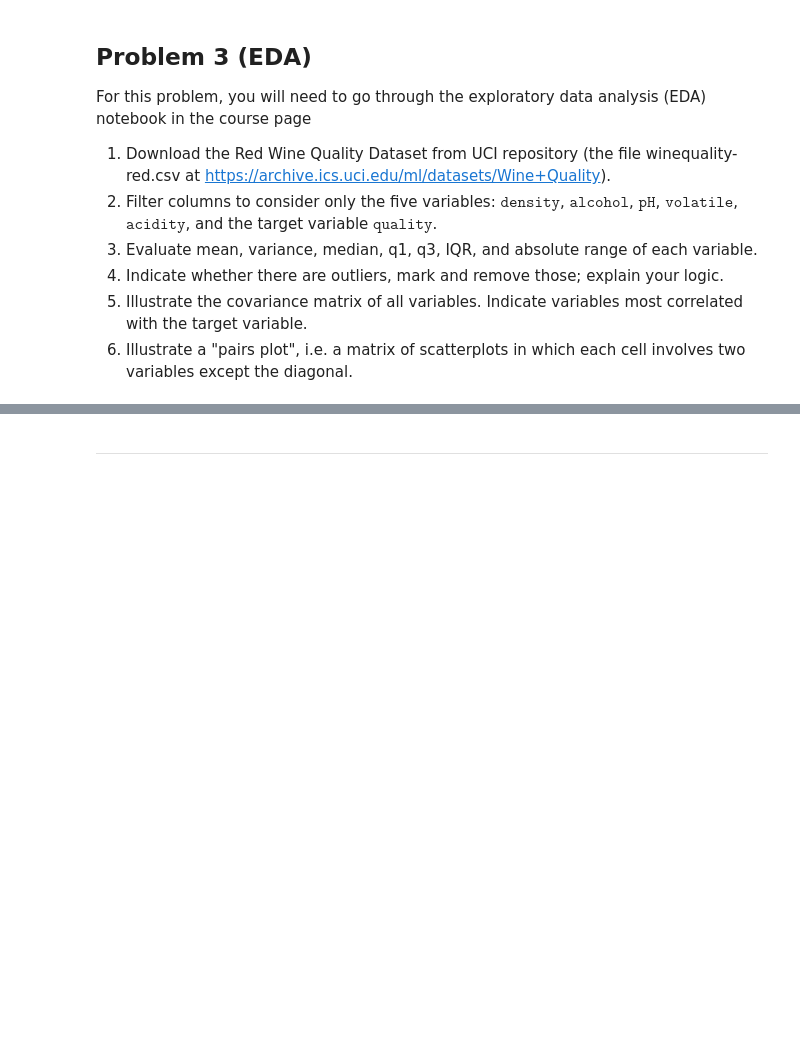
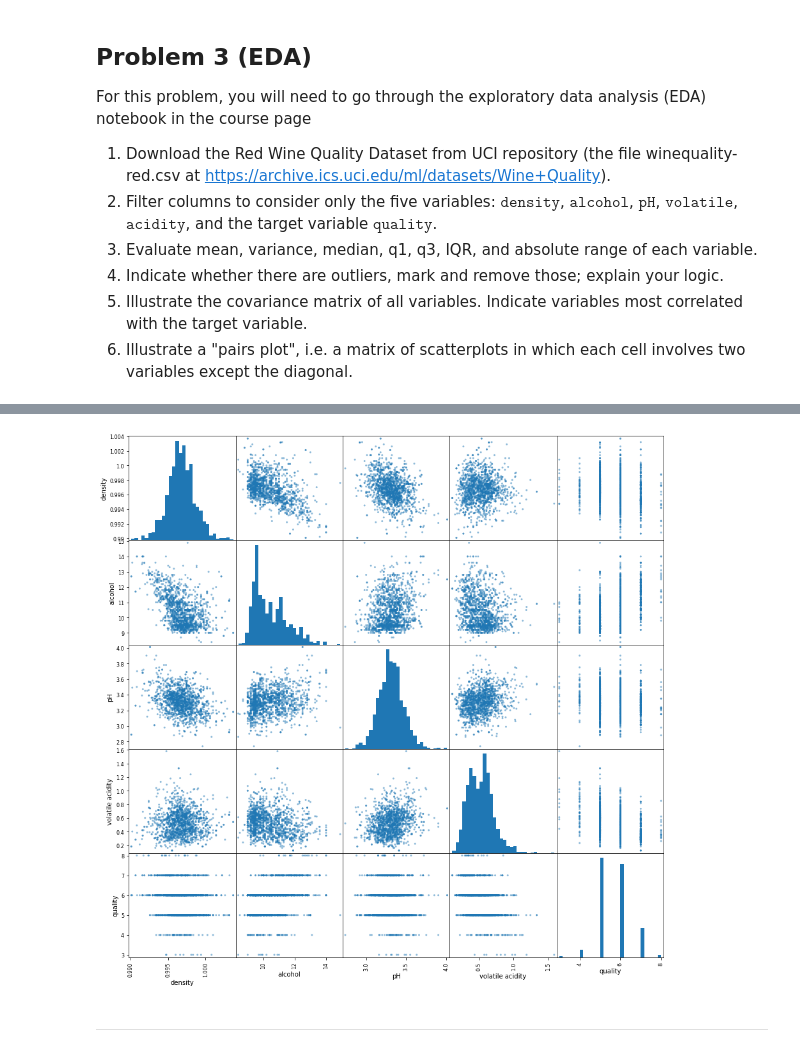
Before and after one commit to Nesher123/advanced-statistics, a Jupyter notebook: hw1.ipynb, the cells around one changed output, grey strips where cells are left out. Cells and saved outputs as stored; diff of their text form; code cells hidden in the pictures; blank space fills up the shorter version.

```diff
--- a/hw1.ipynb
+++ b/hw1.ipynb
@@ -100,3 +169,9 @@ For this problem, you will need to go through the exploratory data analysis (EDA
+# %%
+plt.rcParams['figure.figsize'] = [15, 15]
+pd.plotting.scatter_matrix(data, hist_kwds={'bins':30})
+plt.show()
+# %% [output]
+[figure, added]
 # %% [markdown]
 <hr>
 # %% [markdown]
```
Also changed, not shown: parts of 9 cells of this notebook.
